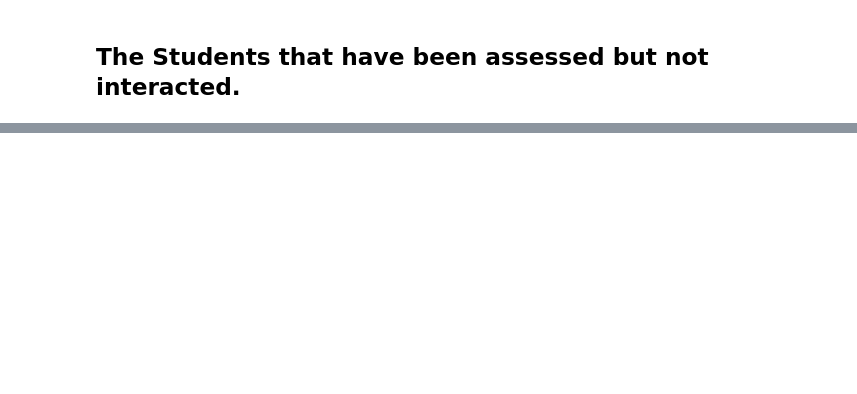
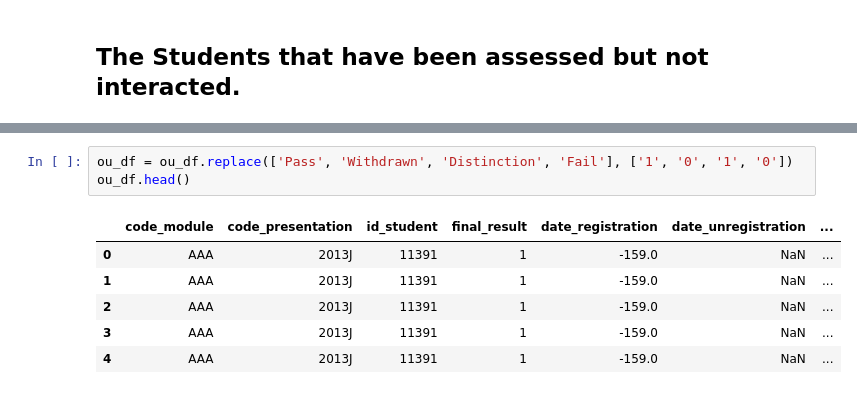
Before and after one commit to horsewell/project4, a Jupyter notebook: student_interaction_course_only.ipynb, the cells around one changed output, grey strips where cells are left out. Cells and saved outputs as stored; diff of their text form; blank space fills up the shorter version.

```diff
--- a/student_interaction_course_only.ipynb
+++ b/student_interaction_course_only.ipynb
@@ -154,0 +404,10 @@ X_train, X_test, y_train, y_test = train_test_split(X, y, random_state = 42)
+# %%
+ou_df = ou_df.replace(['Pass', 'Withdrawn', 'Distinction', 'Fail'], ['1', '0', '1', '0'])
+ou_df.head()
+# %% [output]
+|  | code_module | code_presentation | id_student | final_result | date_registration | date_unregistration | ... |
+| 0 | AAA | 2013J | 11391 | 1 | -159.0 | NaN | ... |
+| 1 | AAA | 2013J | 11391 | 1 | -159.0 | NaN | ... |
+| 2 | AAA | 2013J | 11391 | 1 | -159.0 | NaN | ... |
+| 3 | AAA | 2013J | 11391 | 1 | -159.0 | NaN | ... |
+| 4 | AAA | 2013J | 11391 | 1 | -159.0 | NaN | ... |
```
Also changed, not shown: parts of 47 cells of this notebook.
